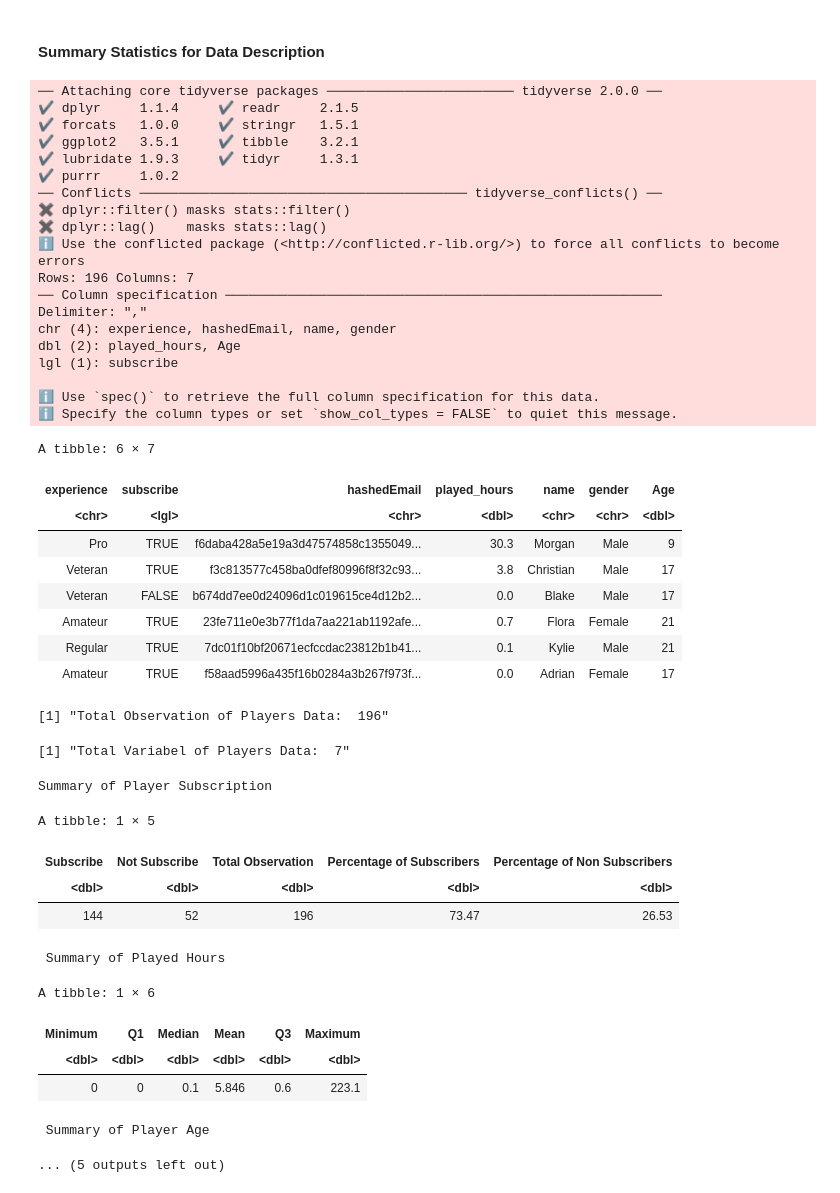
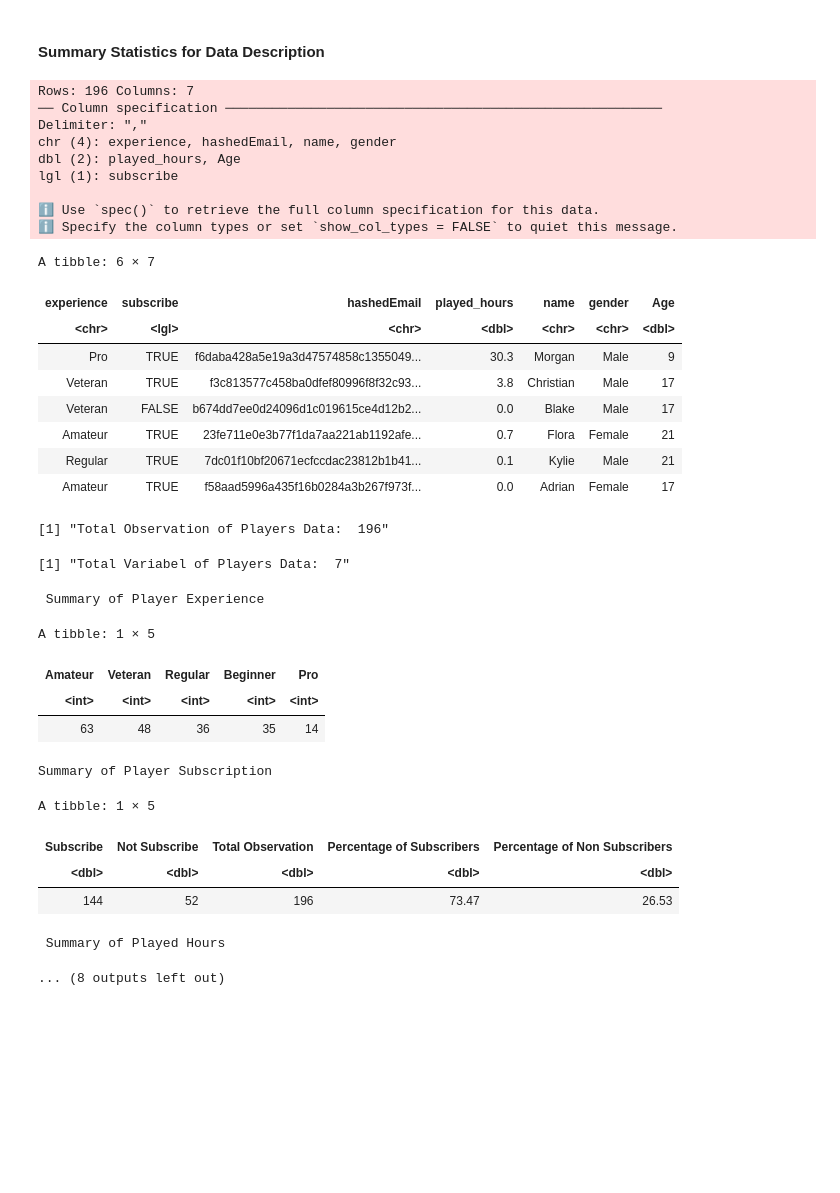
Before and after one commit to NiMadeChandra/FinalProjectDSCI_100-004_Group5, a Jupyter notebook: Group Project_Final.ipynb, the cells around one changed output. Drawn from its saved outputs; the diff is of its cells as text; code cells hidden in the pictures; blank space fills up the shorter version.

```diff
--- a/Group Project_Final.ipynb
+++ b/Group Project_Final.ipynb
@@ -58,8 +60,17 @@ total_var <- ncol(players)
 paste("Total Observation of Players Data: ", total_obs)
 paste("Total Variabel of Players Data: ", total_var)
 
-#experience summary stats
+#Experience summary stats
 experience_sum <- players |>
+  summarize(
+    `Amateur` = sum(experience == "Amateur", na.rm = TRUE),
+    `Veteran` = sum(experience == "Veteran", na.rm = TRUE),
+    `Regular` = sum(experience == "Regular", na.rm = TRUE),
+    `Beginner` = sum(experience == "Beginner", na.rm = TRUE),
+    `Pro` = sum(experience == "Pro", na.rm = TRUE))
+
+#Subscribe summary stats
+subscribe_sum <- players |>
   summarize(
     `Subscribe` = sum(subscribe == TRUE, na.rm = TRUE),
     `Not Subscribe` = sum(subscribe == FALSE, na.rm = TRUE),
@@ -108,59 +119,52 @@ gender_sum <- players |>
   ) |>
   round(2)
 
-cat("\n \nSummary of Player Subscription\n")
-list(experience_sum)
+cat("\n Summary of Player Experience\n\n")
+list(experience_sum )
+
+cat("Summary of Player Subscription")
+list(subscribe_sum)
 
 cat("\n Summary of Played Hours\n")
 list(played_hours_sum)
 
 cat("\n Summary of Player Age\n")
 list(age_sum)
 
 cat("\n Summary of Player Gender\n")
 list(gender_sum)
 # %% [output]
-── Attaching core tidyverse packages ──────────────────────── tidyverse 2.0.0 ──
-✔ dplyr     1.1.4     ✔ readr     2.1.5
-✔ forcats   1.0.0     ✔ stringr   1.5.1
-✔ ggplot2   3.5.1     ✔ tibble    3.2.1
-✔ lubridate 1.9.3     ✔ tidyr     1.3.1
-✔ purrr     1.0.2
-── Conflicts ────────────────────────────────────────── tidyverse_conflicts() ──
-✖ dplyr::filter() masks stats::filter()
-✖ dplyr::lag()    masks stats::lag()
-ℹ Use the conflicted package (<http://conflicted.r-lib.org/>) to force all conflicts to become errors
 Rows: 196 Columns: 7
 ── Column specification ────────────────────────────────────────────────────────
 Delimiter: ","
 chr (4): experience, hashedEmail, name, gender
 dbl (2): played_hours, Age
 lgl (1): subscribe
 
 ℹ Use `spec()` to retrieve the full column specification for this data.
 ℹ Specify the column types or set `show_col_types = FALSE` to quiet this message.
 A tibble: 6 × 7
 | experience | subscribe | hashedEmail | played_hours | name | gender | Age |
 | <chr> | <lgl> | <chr> | <dbl> | <chr> | <chr> | <dbl> |
 | Pro | TRUE | f6daba428a5e19a3d47574858c1355049... | 30.3 | Morgan | Male | 9 |
 | Veteran | TRUE | f3c813577c458ba0dfef80996f8f32c93... | 3.8 | Christian | Male | 17 |
 | Veteran | FALSE | b674dd7ee0d24096d1c019615ce4d12b2... | 0.0 | Blake | Male | 17 |
 | Amateur | TRUE | 23fe711e0e3b77f1da7aa221ab1192afe... | 0.7 | Flora | Female | 21 |
 | Regular | TRUE | 7dc01f10bf20671ecfccdac23812b1b41... | 0.1 | Kylie | Male | 21 |
 | Amateur | TRUE | f58aad5996a435f16b0284a3b267f973f... | 0.0 | Adrian | Female | 17 |
 [1] "Total Observation of Players Data:  196"
 [1] "Total Variabel of Players Data:  7"
-Summary of Player Subscription
+ Summary of Player Experience
 A tibble: 1 × 5
-| Subscribe | Not Subscribe | Total Observation | Percentage of Subscribers | Percentage of Non Subscribers |
-| <dbl> | <dbl> | <dbl> | <dbl> | <dbl> |
-| 144 | 52 | 196 | 73.47 | 26.53 |
+| Amateur | Veteran | Regular | Beginner | Pro |
+| <int> | <int> | <int> | <int> | <int> |
+| 63 | 48 | 36 | 35 | 14 |
- Summary of Played Hours
+Summary of Player Subscription
-A tibble: 1 × 6
+A tibble: 1 × 5
-| Minimum | Q1 | Median | Mean | Q3 | Maximum |
-| <dbl> | <dbl> | <dbl> | <dbl> | <dbl> | <dbl> |
-| 0 | 0 | 0.1 | 5.846 | 0.6 | 223.1 |
+| Subscribe | Not Subscribe | Total Observation | Percentage of Subscribers | Percentage of Non Subscribers |
+| <dbl> | <dbl> | <dbl> | <dbl> | <dbl> |
+| 144 | 52 | 196 | 73.47 | 26.53 |
- Summary of Player Age
+ Summary of Played Hours
-... (5 outputs left out)
+... (8 outputs left out)
 # %% [markdown]
 #### Potential Issues
```
Also changed, not shown: parts of 22 cells of this notebook.
